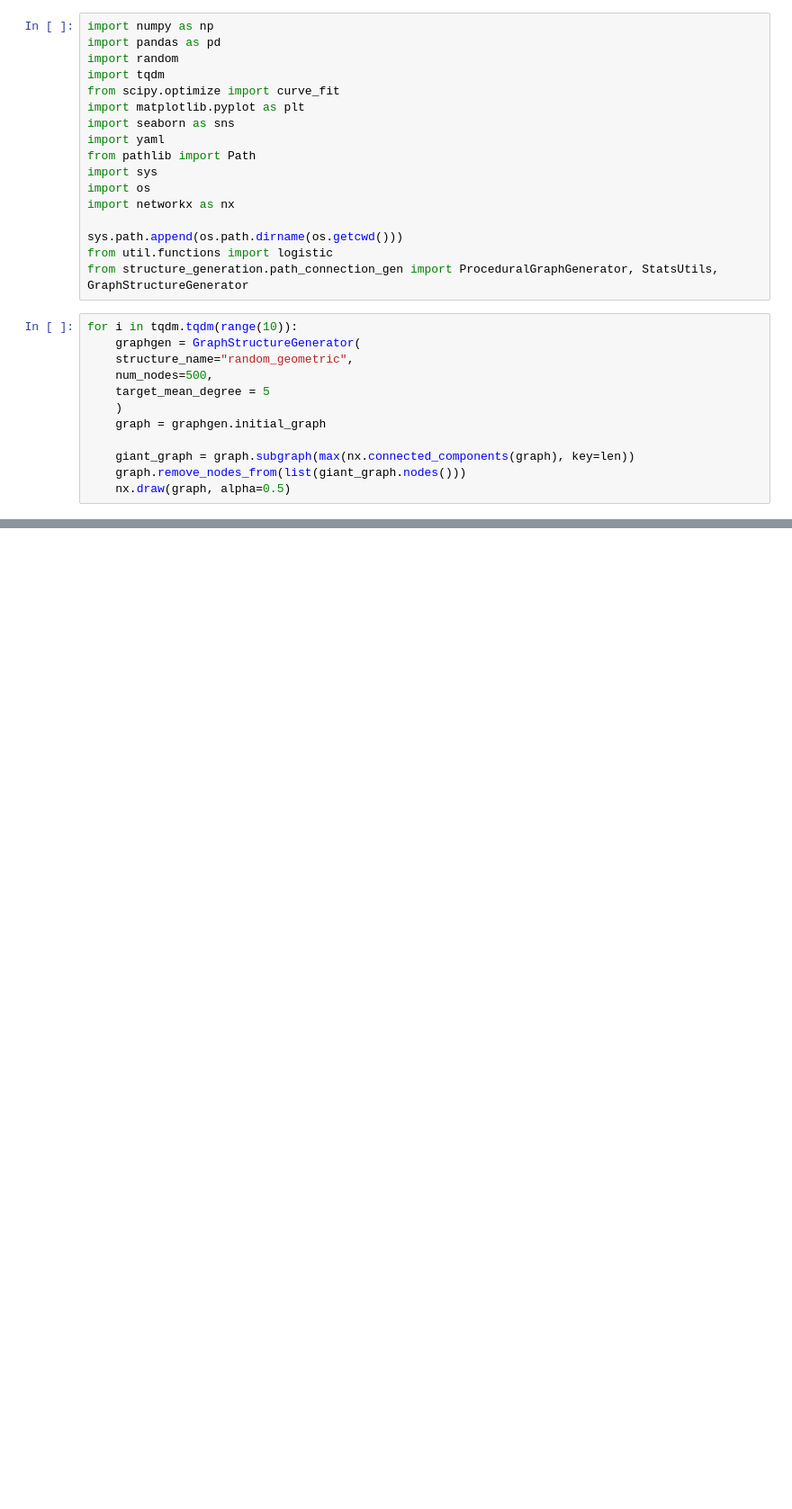
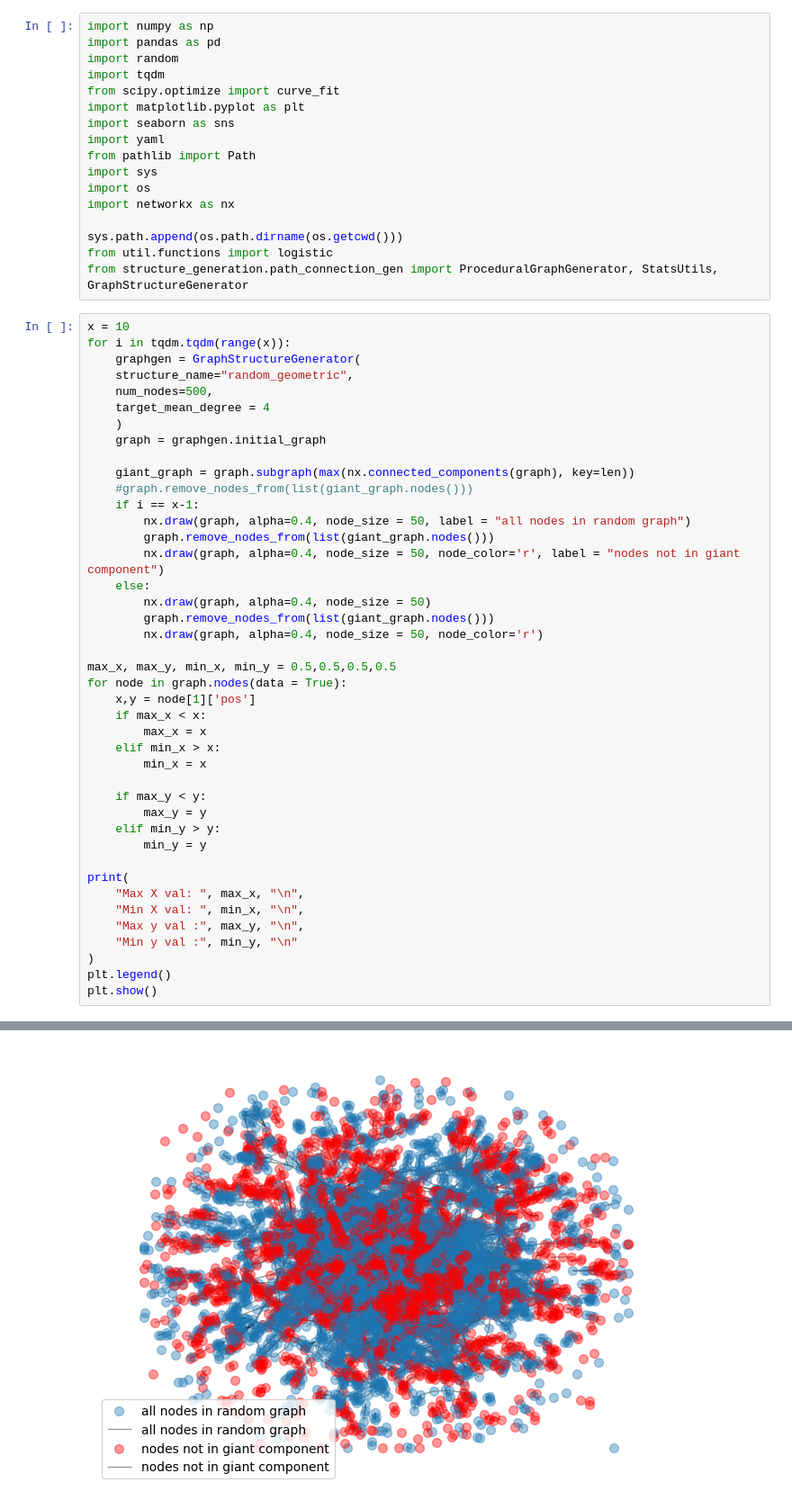
Before and after one commit to cm2435/graph_transmittion_research_project, a Jupyter notebook: experiments/generate_visualisation.ipynb, the cells around one changed output, grey strips where cells are left out. Shown: that part at 90% size. Drawn from its saved outputs; the diff is of its cells as text; blank space fills up the shorter version.

Commit message:
more validation plots for giant graph points

```diff
--- a/experiments/generate_visualisation.ipynb
+++ b/experiments/generate_visualisation.ipynb
@@ -15,15 +15,46 @@ import networkx as nx
 sys.path.append(os.path.dirname(os.getcwd()))
 from util.functions import logistic
 from structure_generation.path_connection_gen import ProceduralGraphGenerator, StatsUtils, GraphStructureGenerator
-# %%
-for i in tqdm.tqdm(range(10)):
-    graphgen = GraphStructureGenerator(
-    structure_name="random_geometric",
-    num_nodes=500,
-    target_mean_degree = 5
-    )
-    graph = graphgen.initial_graph
-
-    giant_graph = graph.subgraph(max(nx.connected_components(graph), key=len))
-    graph.remove_nodes_from(list(giant_graph.nodes()))
-    nx.draw(graph, alpha=0.5)
+# %%
+x = 10
+for i in tqdm.tqdm(range(x)):
+    graphgen = GraphStructureGenerator(
+    structure_name="random_geometric",
+    num_nodes=500,
+    target_mean_degree = 4
+    )
+    graph = graphgen.initial_graph
+
+    giant_graph = graph.subgraph(max(nx.connected_components(graph), key=len))
+    #graph.remove_nodes_from(list(giant_graph.nodes()))
+    if i == x-1:
+        nx.draw(graph, alpha=0.4, node_size = 50, label = "all nodes in random graph")
+        graph.remove_nodes_from(list(giant_graph.nodes()))
+        nx.draw(graph, alpha=0.4, node_size = 50, node_color='r', label = "nodes not in giant component")
+    else:
+        nx.draw(graph, alpha=0.4, node_size = 50)
+        graph.remove_nodes_from(list(giant_graph.nodes()))
+        nx.draw(graph, alpha=0.4, node_size = 50, node_color='r')
+
+max_x, max_y, min_x, min_y = 0.5,0.5,0.5,0.5
+for node in graph.nodes(data = True):
+    x,y = node[1]['pos']
+    if max_x < x:
+        max_x = x
+    elif min_x > x:
+        min_x = x
+
+    if max_y < y:
+        max_y = y
+    elif min_y > y:
+        min_y = y
+
+print(
+    "Max X val: ", max_x, "\n",
+    "Min X val: ", min_x, "\n",
+    "Max y val :", max_y, "\n",
+    "Min y val :", min_y, "\n"
+)
+plt.legend()
+plt.show()
+# %% [output]
@@ -29,0 +65 @@ for i in tqdm.tqdm(range(10)):
+[figure, added]
```
Also changed, not shown: parts of 1 cell of this notebook, 3 other files.
